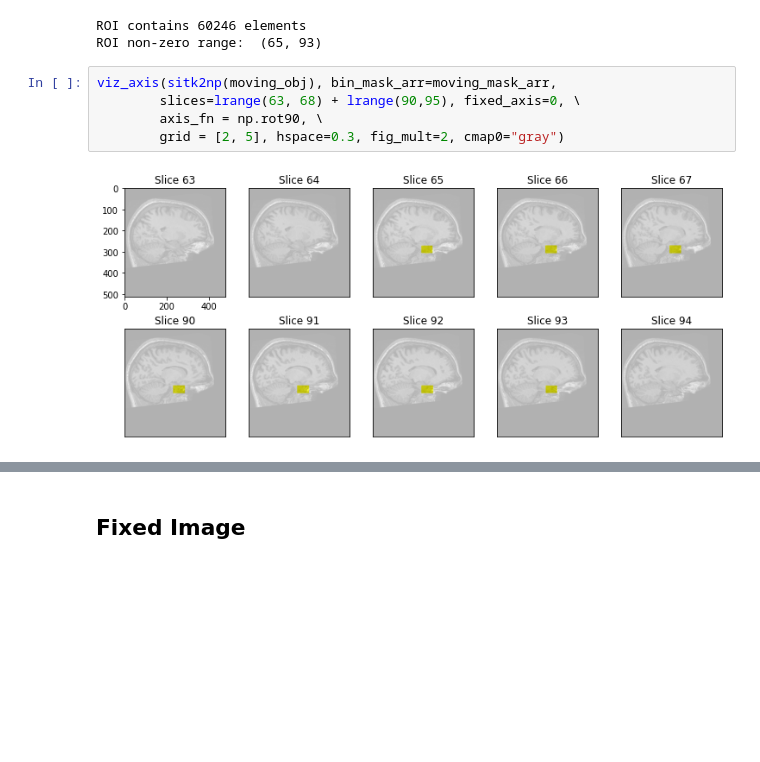
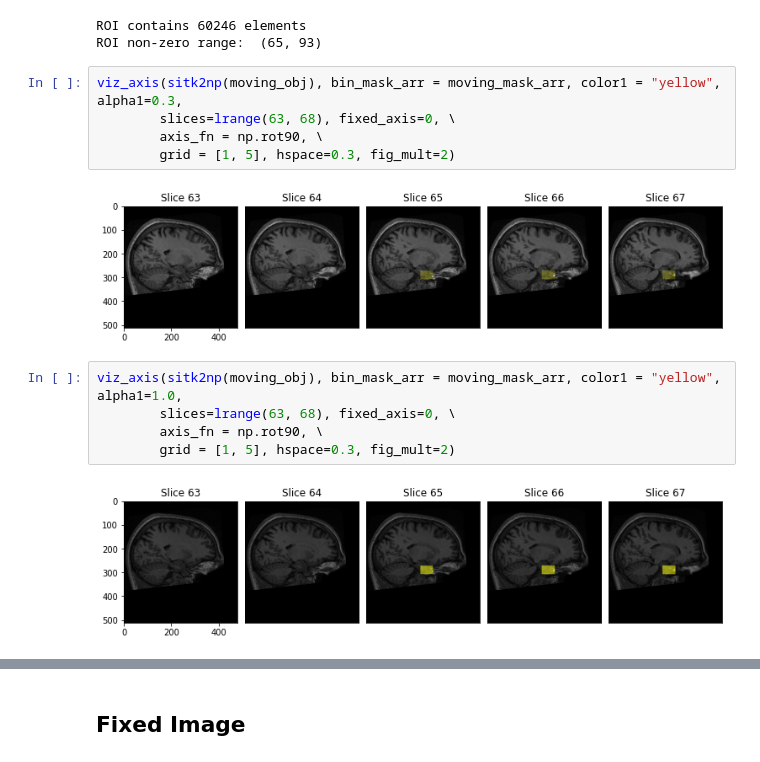
Before and after one commit to RGologorsky/DeepPit, a Jupyter notebook: 0 - Affine Alignment.ipynb, the cells around one changed output, grey strips where cells are left out. Saved outputs shown, nothing was run; the diff lists cells and outputs as text; blank space fills up the shorter version.

```diff
--- a/0 - Affine Alignment.ipynb
+++ b/0 - Affine Alignment.ipynb
@@ -115,10 +115,17 @@ print(f"ROI non-zero range: ", get_roi_range(moving_mask_arr, axis=0))
 # %% [output]
 ROI contains 60246 elements
 ROI non-zero range:  (65, 93)
-# %%
-viz_axis(sitk2np(moving_obj), bin_mask_arr=moving_mask_arr,
-        slices=lrange(63, 68) + lrange(90,95), fixed_axis=0, \
-        axis_fn = np.rot90, \
-        grid = [2, 5], hspace=0.3, fig_mult=2, cmap0="gray")
-# %% [output]
-[figure, removed]
+# %%
+viz_axis(sitk2np(moving_obj), bin_mask_arr = moving_mask_arr, color1 = "yellow", alpha1=0.3,
+        slices=lrange(63, 68), fixed_axis=0, \
+        axis_fn = np.rot90, \
+        grid = [1, 5], hspace=0.3, fig_mult=2)
+# %% [output]
+[figure, added]
+# %%
+viz_axis(sitk2np(moving_obj), bin_mask_arr = moving_mask_arr, color1 = "yellow", alpha1=1.0,
+        slices=lrange(63, 68), fixed_axis=0, \
+        axis_fn = np.rot90, \
+        grid = [1, 5], hspace=0.3, fig_mult=2)
+# %% [output]
+[figure, added]
```
Also changed, not shown: parts of 12 cells of this notebook, 2 other files.
